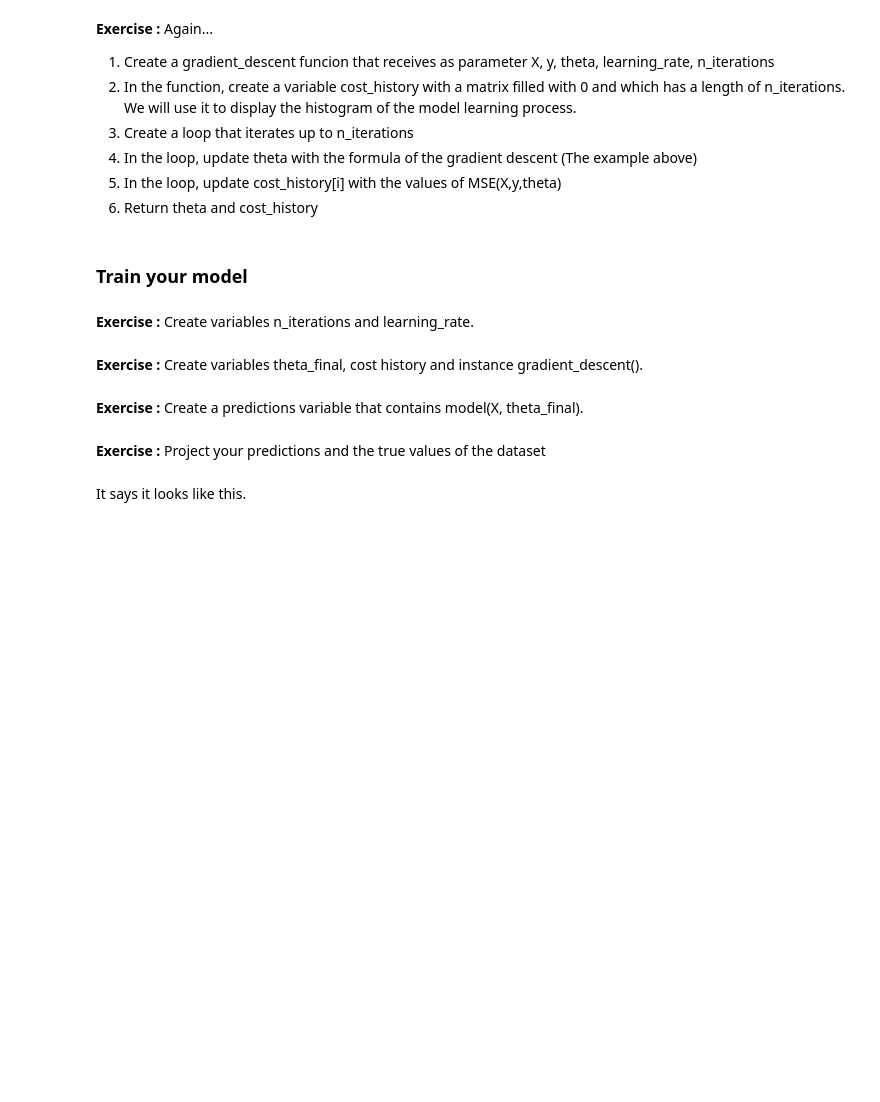
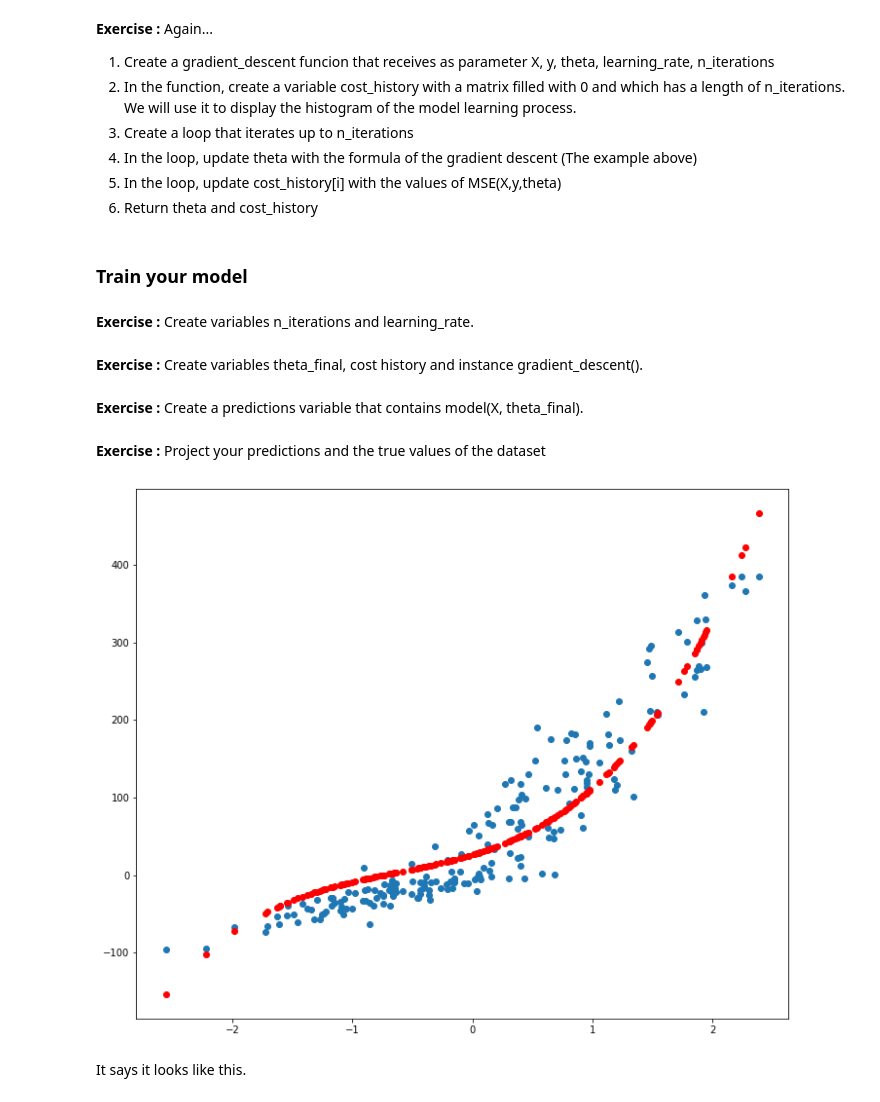
Before and after one commit to Nooreyni/Regression, a Jupyter notebook: 04-Polynomial_regression.ipynb, the cells around one changed output. Drawn from its saved outputs; the diff is of its cells as text; code cells hidden in the pictures; blank space fills up the shorter version.

```diff
--- a/04-Polynomial_regression.ipynb
+++ b/04-Polynomial_regression.ipynb
@@ -193,16 +299,40 @@ Again...
 4. In the loop, update theta with the formula of the gradient descent (The example above)
 5. In the loop, update cost_history[i] with the values of MSE(X,y,theta)
 6. Return theta and cost_history
+# %%
+def gradient_descent(X, y, theta, learning_rate, n_iterations):
+    m = len(y)
+    cost_history = np.zeros(n_iterations)
+
+    for i in range(0, n_iterations):
+        predictions = model(X, theta)
+        theta = theta - learning_rate * grad(X, y, theta)
+        cost_history[i] = coast_fct(X, y, theta)
+
+    return theta, cost_history
 # %% [markdown]
 ### Train your model
 # %% [markdown]
 **Exercise :** Create variables n_iterations and learning_rate.
+# %%
+n_iterations = 1000
+learning_rate = 0.001
 # %% [markdown]
 **Exercise :** Create variables theta_final, cost history and instance gradient_descent().
+# %%
+theta_final, cost_history = gradient_descent(X, y, theta, learning_rate, n_iterations)
 # %% [markdown]
 **Exercise :** Create a predictions variable that contains model(X, theta_final).
+# %%
+predictions = model(X, theta_final)
 # %% [markdown]
 **Exercise :** Project your predictions and the true values of the dataset
+# %%
+fig, ax = plt.subplots(figsize= (12,10))
+_= ax.scatter(x, y)
+_= ax.scatter(x, predictions, c='red')
+# %% [output]
+[figure, added]
 # %% [markdown]
 It says it looks like this.
 # %% [markdown]
```
Also changed, not shown: parts of 27 cells of this notebook.
